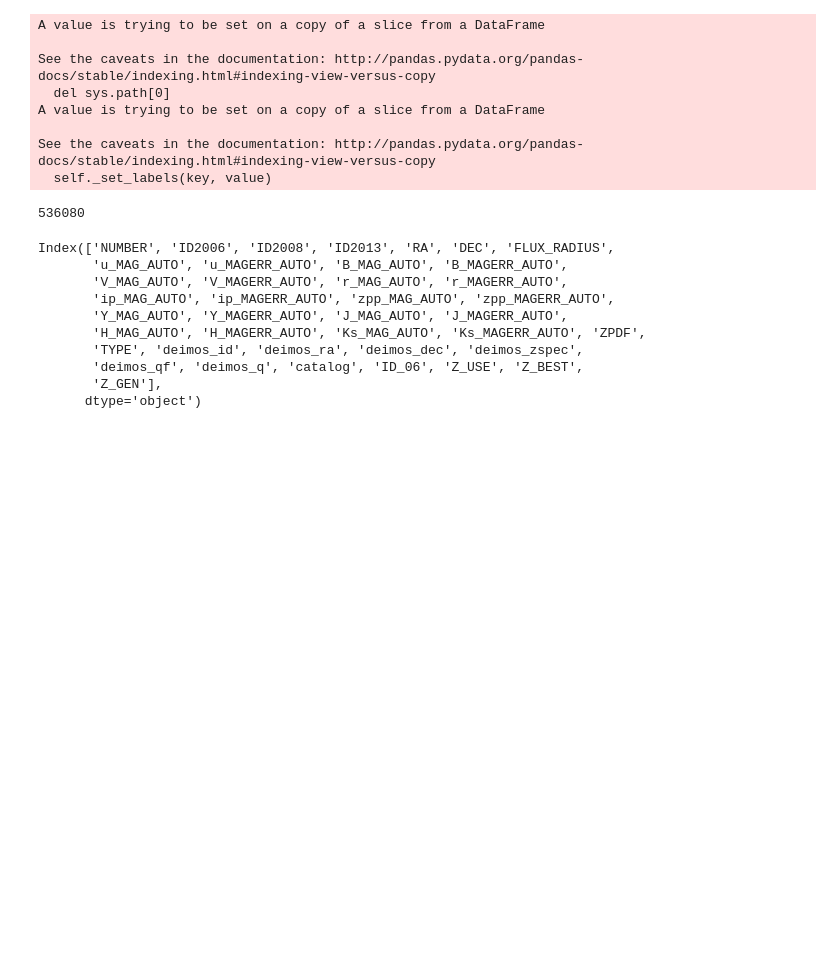
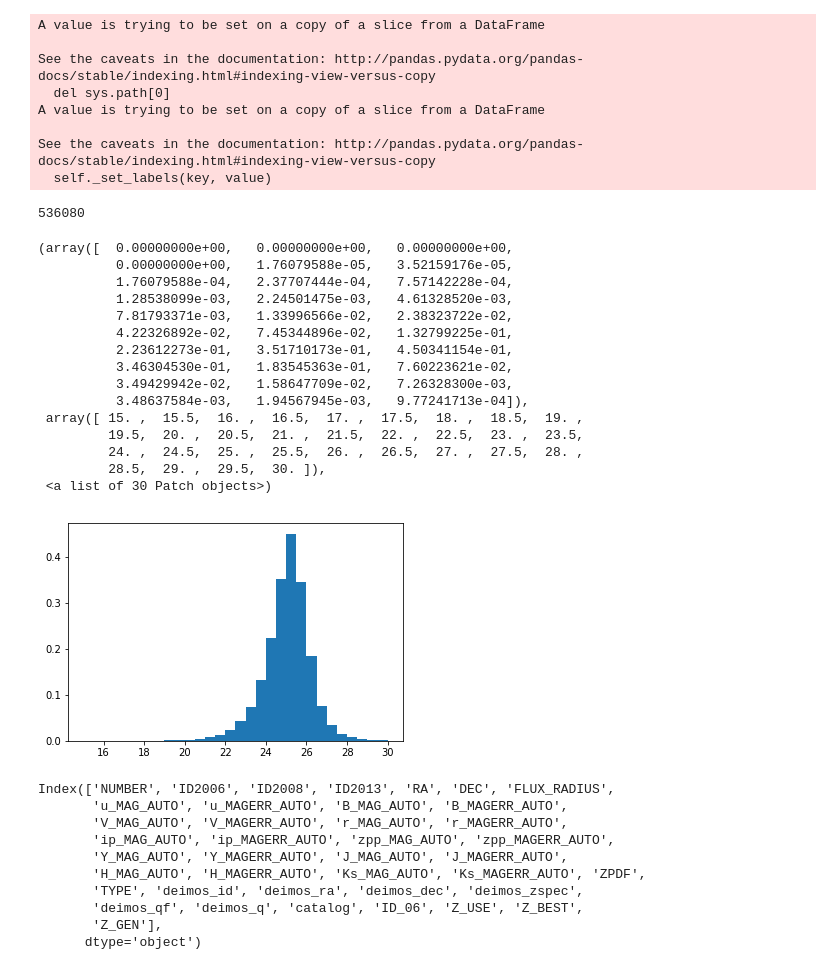
Before and after one commit to lrhunt/LCBG_LUMINOSITY_FUNCTION, a Jupyter notebook: CODE/Combine_Spec_Folder/Make_LAIGLE_Spectroscopic_Catalog.ipynb, the cells around one changed output. Cells and saved outputs as stored; diff of their text form; code cells hidden in the pictures; blank space fills up the shorter version.

Commit message:
A lot of updates, finally decided on files to use

```diff
--- a/CODE/Combine_Spec_Folder/Make_LAIGLE_Spectroscopic_Catalog.ipynb
+++ b/CODE/Combine_Spec_Folder/Make_LAIGLE_Spectroscopic_Catalog.ipynb
@@ -78,7 +98,9 @@ laigle_df=initial_laigle_df.loc[(initial_laigle_df.FLAG_HJMCC==0) &
                                                                     'Ks_MAG_AUTO',
                                                                     'Ks_MAGERR_AUTO',
                                                                     'ZPDF',
-                                                                    'TYPE'
+                                                                    'TYPE',
+                                                                    'EXTINCTION',
+                                                                    'EBV'
 ]]
 # %%
 laigle_df=laigle_df.rename(columns={'ALPHA_J2000':'RA','DELTA_J2000':'DEC'})
@@ -240,3 +264,22 @@ len(final_catalog)
+# %%
+plt.hist(final_catalog.loc[final_catalog.ip_MAG_AUTO<25,'B_MAG_AUTO'],bins=30,range=(15,30),density=True)
+# %% [output]
+(array([  0.00000000e+00,   0.00000000e+00,   0.00000000e+00,
+          0.00000000e+00,   1.76079588e-05,   3.52159176e-05,
+          1.76079588e-04,   2.37707444e-04,   7.57142228e-04,
+          1.28538099e-03,   2.24501475e-03,   4.61328520e-03,
+          7.81793371e-03,   1.33996566e-02,   2.38323722e-02,
+          4.22326892e-02,   7.45344896e-02,   1.32799225e-01,
+          2.23612273e-01,   3.51710173e-01,   4.50341154e-01,
+          3.46304530e-01,   1.83545363e-01,   7.60223621e-02,
+          3.49429942e-02,   1.58647709e-02,   7.26328300e-03,
+          3.48637584e-03,   1.94567945e-03,   9.77241713e-04]),
+ array([ 15. ,  15.5,  16. ,  16.5,  17. ,  17.5,  18. ,  18.5,  19. ,
+         19.5,  20. ,  20.5,  21. ,  21.5,  22. ,  22.5,  23. ,  23.5,
+         24. ,  24.5,  25. ,  25.5,  26. ,  26.5,  27. ,  27.5,  28. ,
+         28.5,  29. ,  29.5,  30. ]),
+ <a list of 30 Patch objects>)
+[figure, added]
 # %%
 final_catalog['deimos_q']=final_catalog.deimos_q.apply(float)
 # %%
```
Also changed, not shown: parts of 2 cells of this notebook, 56 other files.
